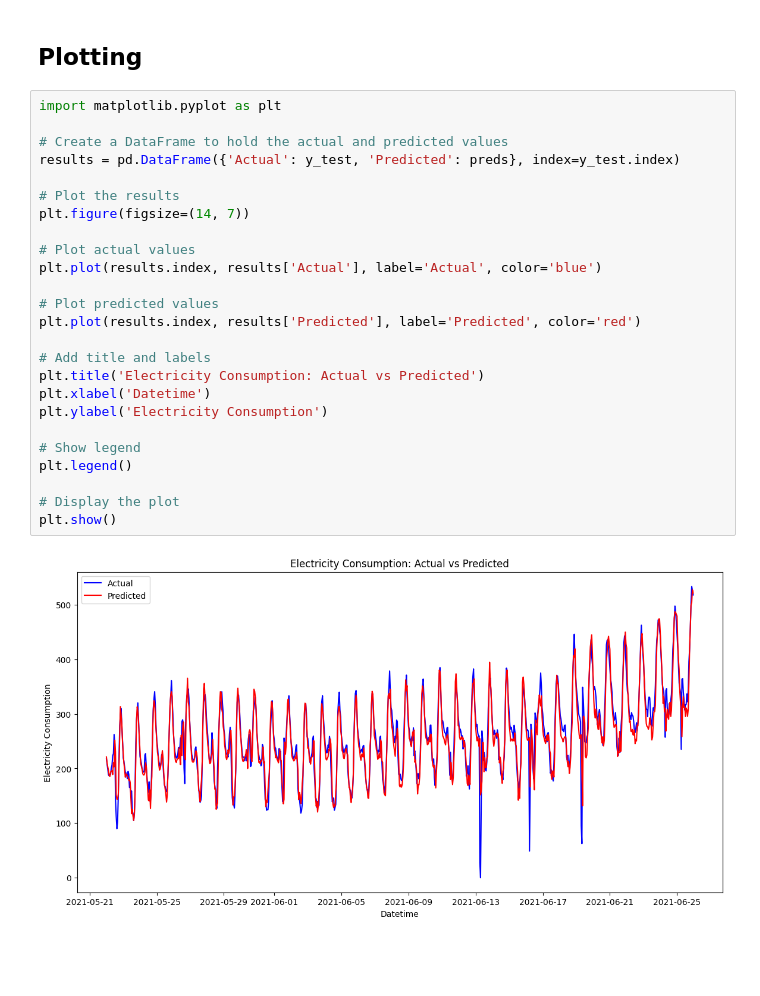
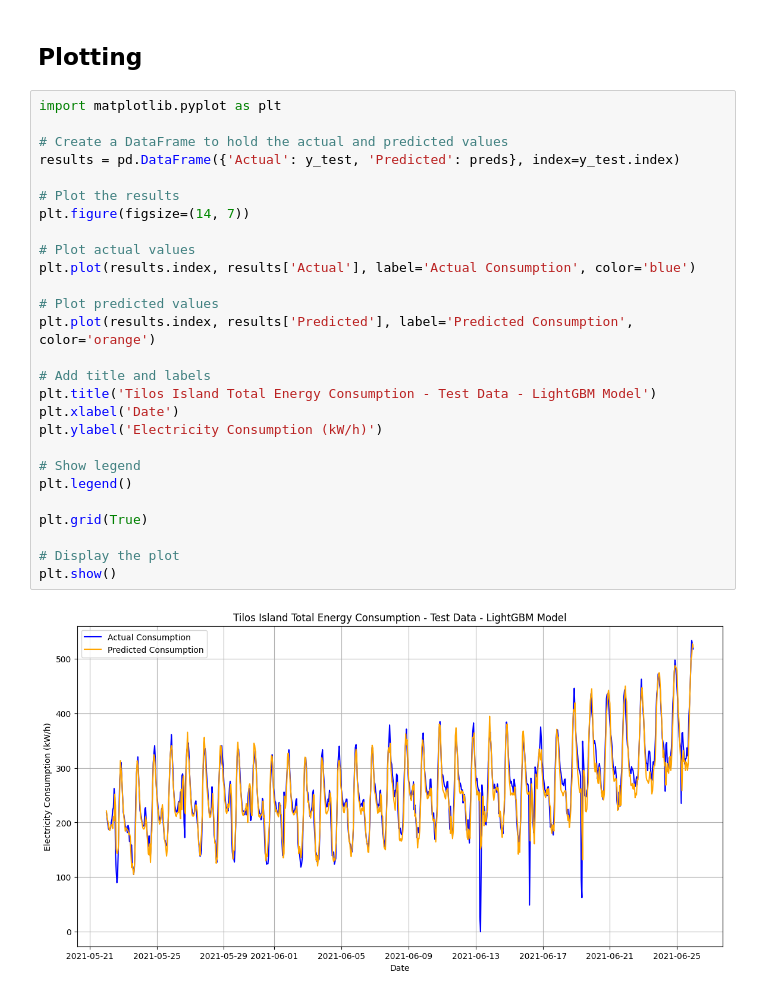
Before and after one commit to Esarant/tilos-fc, a Jupyter notebook: tilos_lgbm.ipynb, the cells around one changed output. Drawn from its saved outputs; the diff is of its cells as text; blank space fills up the shorter version.

```diff
--- a/tilos_lgbm.ipynb
+++ b/tilos_lgbm.ipynb
@@ -109,27 +109,29 @@ Metrics saved to metrics.csv
 # %%
 import matplotlib.pyplot as plt
 
 # Create a DataFrame to hold the actual and predicted values
 results = pd.DataFrame({'Actual': y_test, 'Predicted': preds}, index=y_test.index)
 
 # Plot the results
 plt.figure(figsize=(14, 7))
 
 # Plot actual values
-plt.plot(results.index, results['Actual'], label='Actual', color='blue')
+plt.plot(results.index, results['Actual'], label='Actual Consumption', color='blue')
 
 # Plot predicted values
-plt.plot(results.index, results['Predicted'], label='Predicted', color='red')
+plt.plot(results.index, results['Predicted'], label='Predicted Consumption', color='orange')
 
 # Add title and labels
-plt.title('Electricity Consumption: Actual vs Predicted')
-plt.xlabel('Datetime')
-plt.ylabel('Electricity Consumption')
+plt.title('Tilos Island Total Energy Consumption - Test Data - LightGBM Model')
+plt.xlabel('Date')
+plt.ylabel('Electricity Consumption (kW/h)')
 
 # Show legend
 plt.legend()
 
+plt.grid(True)
+
 # Display the plot
 plt.show()
 # %% [output]
-[figure, old version]
+[figure, new version]
```
Also changed, not shown: parts of 1 cell of this notebook, 10 other files.
